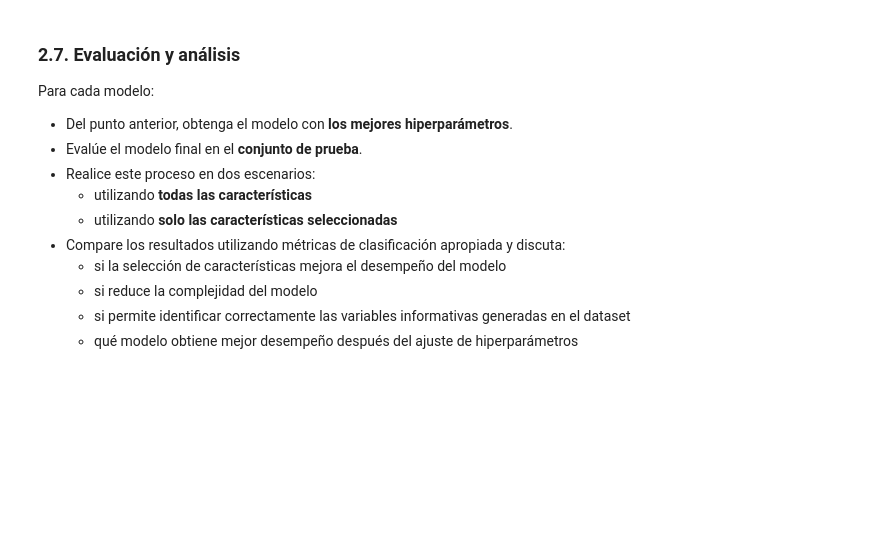
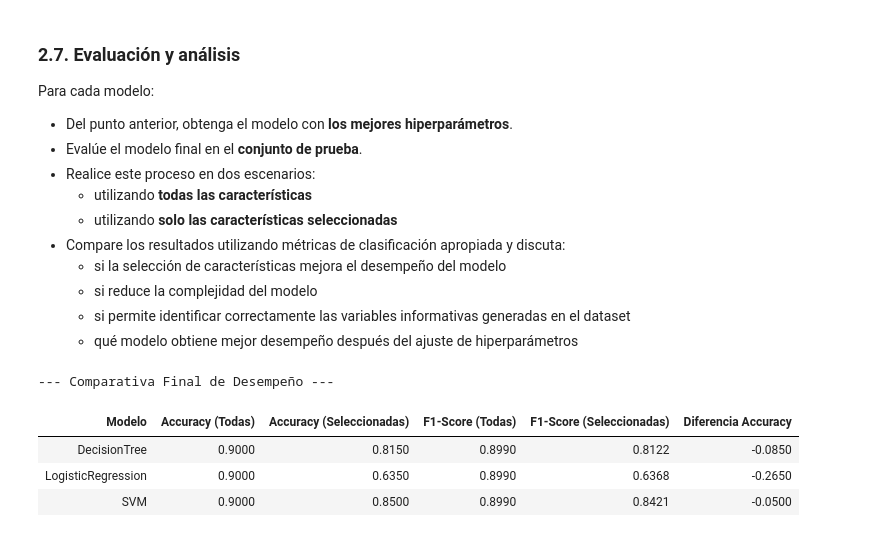
Before and after one commit to danielcorrea96/AprendizajeSupervisado, a Jupyter notebook: Script_C1_Daniel_Correa_Angarita.ipynb, the cells around one changed output. Cells and saved outputs as stored; diff of their text form; code cells hidden in the pictures; blank space fills up the shorter version.

```diff
--- a/Script_C1_Daniel_Correa_Angarita.ipynb
+++ b/Script_C1_Daniel_Correa_Angarita.ipynb
@@ -405,3 +618,58 @@ Para cada modelo:
   - si reduce la complejidad del modelo
   - si permite identificar correctamente las variables informativas generadas en el dataset
   - qué modelo obtiene mejor desempeño después del ajuste de hiperparámetros
+# %%
+from sklearn.metrics import accuracy_score, f1_score, precision_score, recall_score
+
+# Instanciamos el selector con los datos escalados
+chooser = SelectKBest(score_func=f_classif, k=7)
+chooser.fit(X_train_scaled, y_train)
+
+# Definir las variables seleccionadas previamente por SelectKBest
+index_selected = chooser.get_support(indices=True)
+X_train_reduced = X_train_scaled.iloc[:, index_selected]
+X_test_reduced = X_test_scaled.iloc[:, index_selected]
+
+results = []
+
+for name, grid in best_models.items():
+    # Obtenemos el mejor estimador del GridSearchCV
+    final_model = grid.best_estimator_
+
+    # --- Escenario 1: Evaluamos todas las caracteristicas ---
+    y_pred_all_features = final_model.predict(X_test_scaled)
+    accuracy_all_features = accuracy_score(y_test, y_pred_all)
+    f1_all_features = f1_score(y_test, y_pred_all)
+
+    # --- Escenario 2: Evaluamos caracteristicas seleccionadas ---
+    final_model.fit(X_train_reduced, y_train)
+    y_pred_selected = final_model.predict(X_test_reduced)
+    accuracy_features_selected = accuracy_score(y_test, y_pred_selected)
+    f1_selected = f1_score(y_test, y_pred_selected)
+
+    results.append({
+        'Modelo': name,
+        'Accuracy (Todas)': accuracy_all_features,
+        'Accuracy (Seleccionadas)': accuracy_features_selected,
+        'F1-Score (Todas)': f1_all_features,
+        'F1-Score (Seleccionadas)': f1_selected,
+        'Diferencia Accuracy': accuracy_features_selected - accuracy_all_features
+    })
+
+# Crear DataFrame de resultados
+df_comparative = pd.DataFrame(results)
+
+# Estilizar la tabla para el taller
+style_table = df_comparative.style \
+    .hide(axis="index") \
+    .highlight_max(subset=['Accuracy (Seleccionadas)', 'F1-Score (Seleccionadas)'], color='green') \
+    .format(precision=4)
+
+print("--- Comparativa Final de Desempeño ---")
+display(style_table)
+# %% [output]
+--- Comparativa Final de Desempeño ---
+| Modelo | Accuracy (Todas) | Accuracy (Seleccionadas) | F1-Score (Todas) | F1-Score (Seleccionadas) | Diferencia Accuracy |
+| DecisionTree | 0.9000 | 0.8150 | 0.8990 | 0.8122 | -0.0850 |
+| LogisticRegression | 0.9000 | 0.6350 | 0.8990 | 0.6368 | -0.2650 |
+| SVM | 0.9000 | 0.8500 | 0.8990 | 0.8421 | -0.0500 |
```
Also changed, not shown: parts of 12 cells of this notebook.
